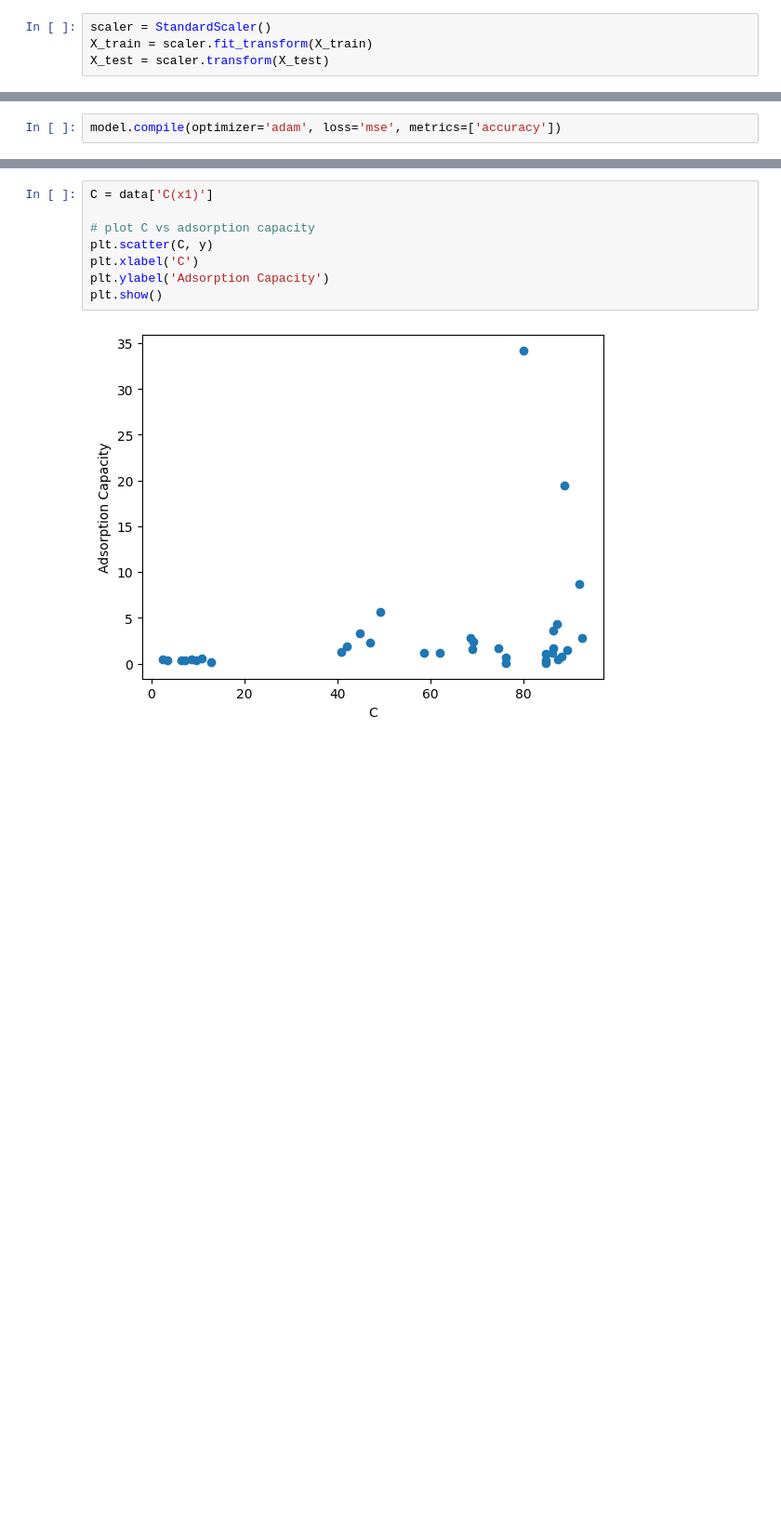
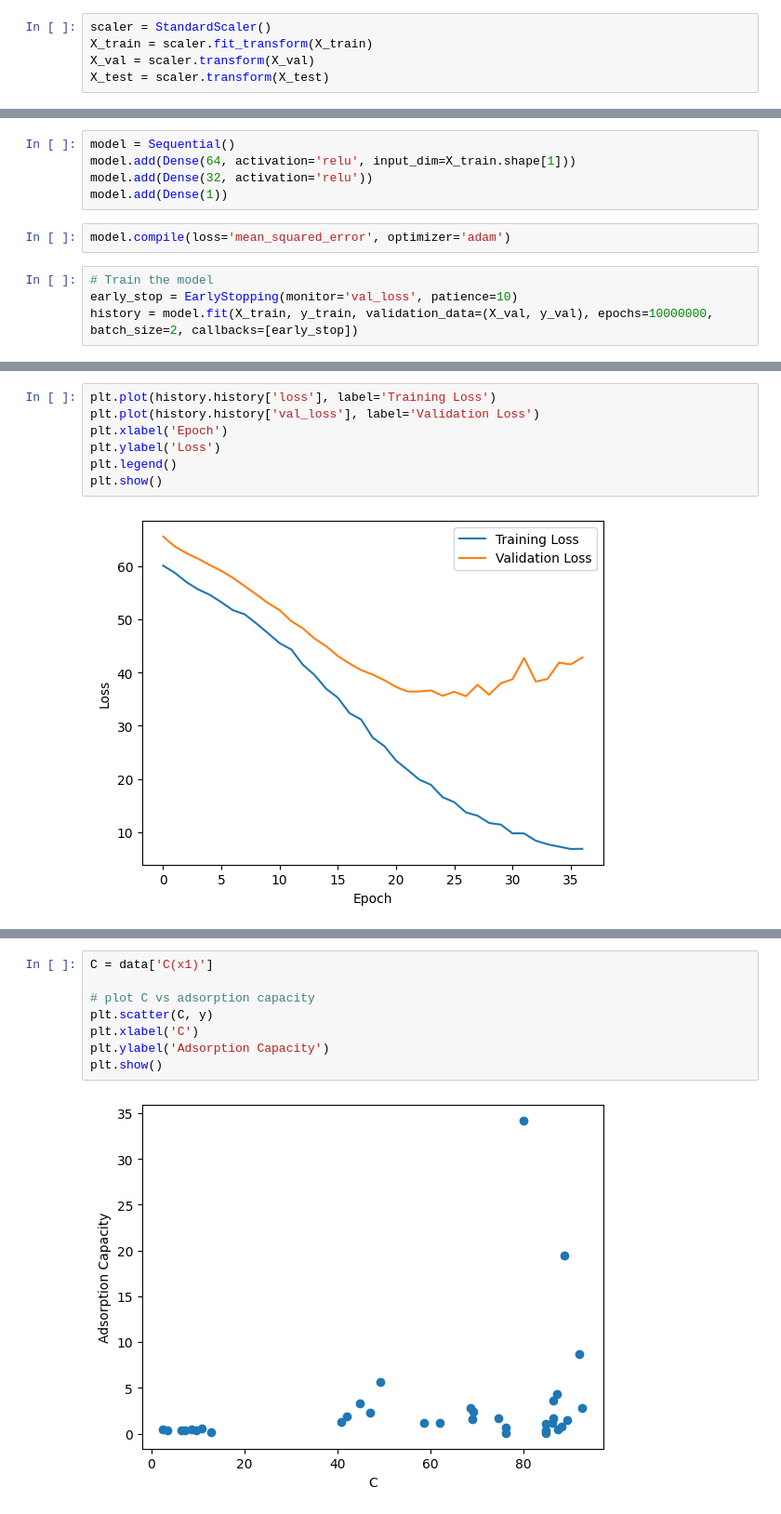
Before and after one commit to ujwalk04/DL-CHE, a Jupyter notebook: Welcome_To_Colaboratory.ipynb, the cells around one changed output, grey strips where cells are left out. Shown at 93% size. Saved outputs shown, nothing was run; the diff lists cells and outputs as text; blank space fills up the shorter version.

```diff
--- a/Welcome_To_Colaboratory.ipynb
+++ b/Welcome_To_Colaboratory.ipynb
@@ -20,6 +20,7 @@ X_train, X_test, y_train, y_test = train_test_split(X, y, test_size=0.2, random_
 # %%
 scaler = StandardScaler()
 X_train = scaler.fit_transform(X_train)
+X_val = scaler.transform(X_val)
 X_test = scaler.transform(X_test)
 # %%
 X_train
@@ -52,2 +49,11 @@ model = keras.Sequential([
+# %%
+model = Sequential()
+model.add(Dense(64, activation='relu', input_dim=X_train.shape[1]))
+model.add(Dense(32, activation='relu'))
+model.add(Dense(1))
 # %%
-model.compile(optimizer='adam', loss='mse', metrics=['accuracy'])
+model.compile(loss='mean_squared_error', optimizer='adam')
+# %%
+# Train the model
+early_stop = EarlyStopping(monitor='val_loss', patience=10)
+history = model.fit(X_train, y_train, validation_data=(X_val, y_val), epochs=10000000, batch_size=2, callbacks=[early_stop])
@@ -53,0 +82,9 @@ model.compile(optimizer='adam', loss='mse', metrics=['accuracy'])
+# %%
+plt.plot(history.history['loss'], label='Training Loss')
+plt.plot(history.history['val_loss'], label='Validation Loss')
+plt.xlabel('Epoch')
+plt.ylabel('Loss')
+plt.legend()
+plt.show()
+# %% [output]
+[figure, added]
```
Also changed, not shown: parts of 13 cells of this notebook.
